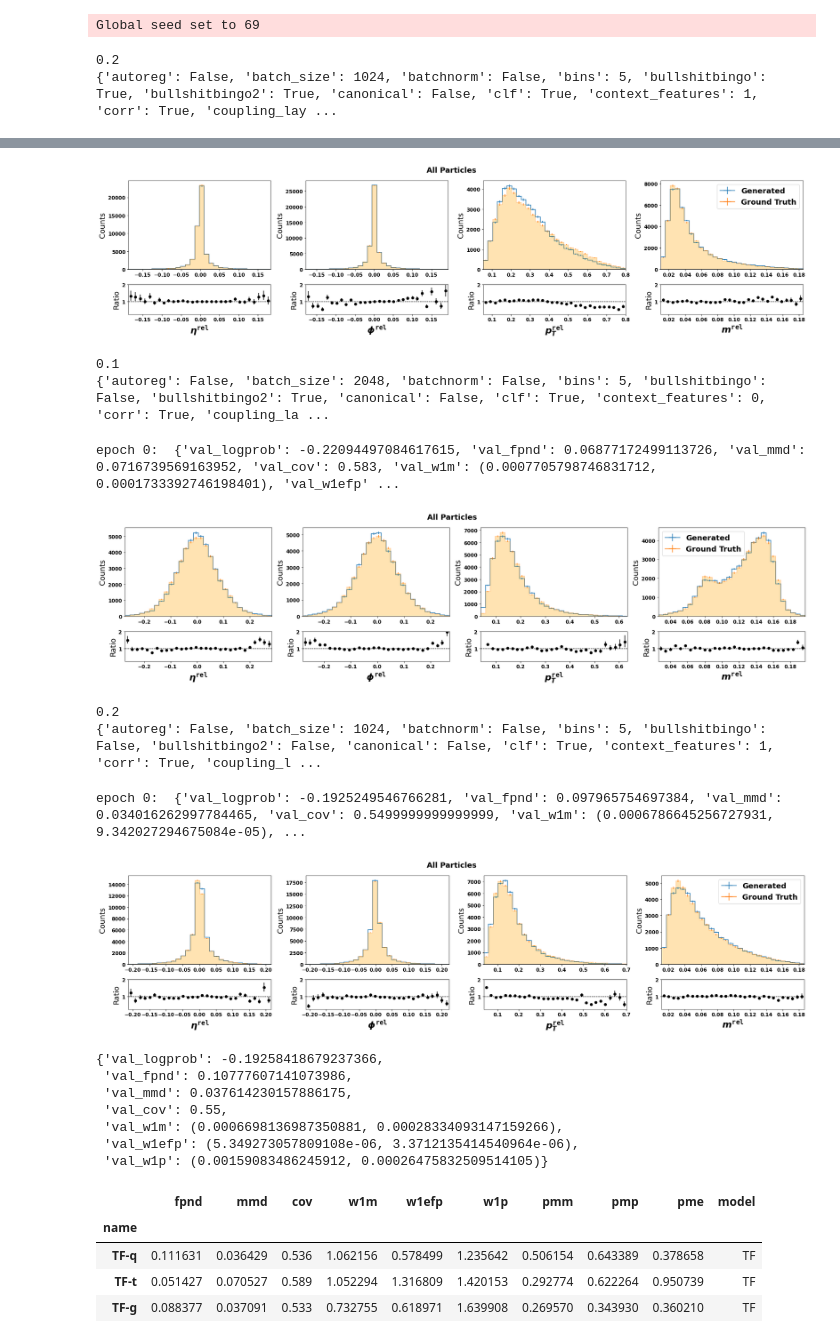
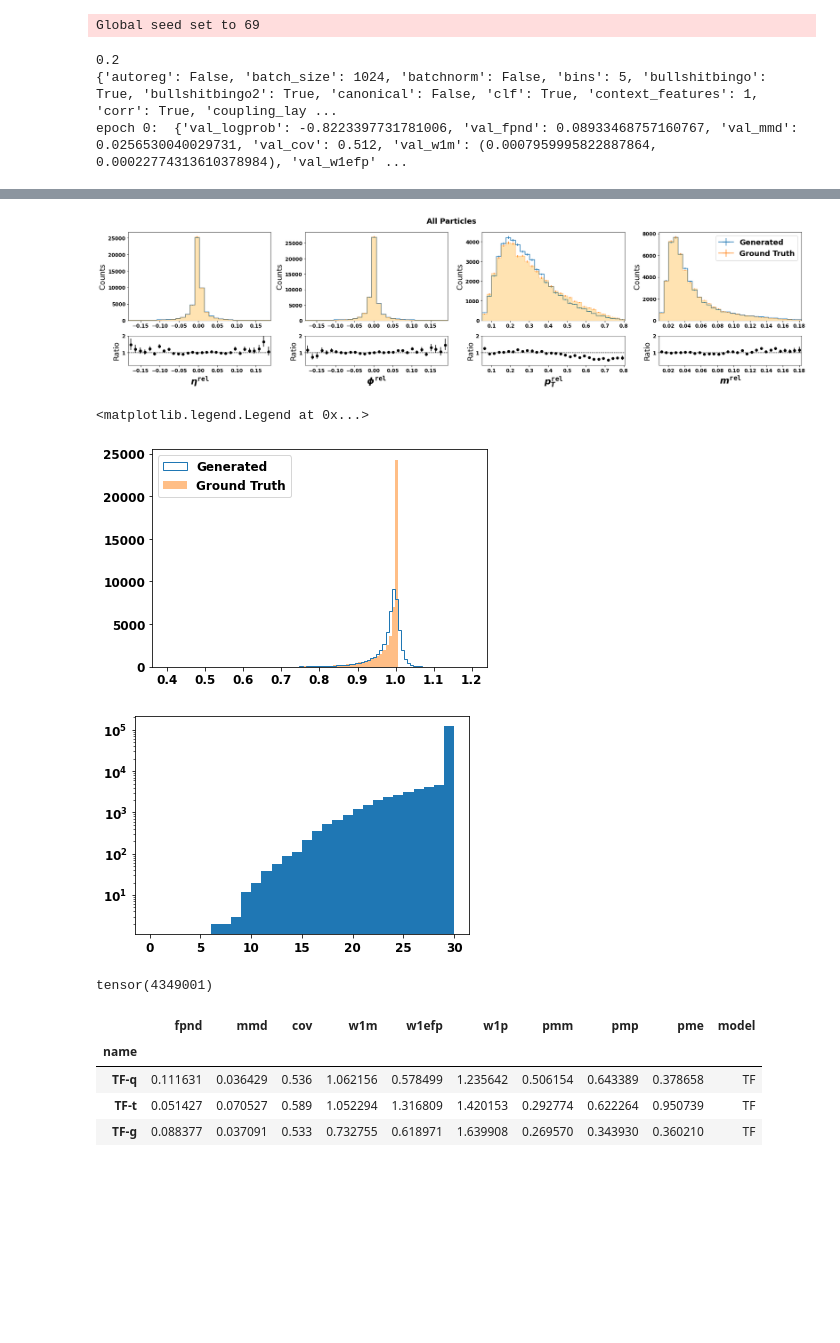
Before and after one commit to kaechb/LitJetNet, a Jupyter notebook: LitNF/plots-trafo-Neurips.ipynb, the cells around one changed output, grey strips where cells are left out. Drawn from its saved outputs; the diff is of its cells as text; code cells hidden in the pictures; blank space fills up the shorter version.

```diff
--- a/LitNF/plots-trafo-Neurips.ipynb
+++ b/LitNF/plots-trafo-Neurips.ipynb
@@ -318,6 +321,7 @@ best_model_q="/beegfs/desy/user/kaechben/bestever_q/epoch=5049-val_fpnd=0.09-val
 best_model_t="/beegfs/desy/user/kaechben/bestever_t/epoch=8249-val_fpnd=0.09-val_w1m=0.0007--val_w1efp=0.000011.ckpt"
 best_model_g="/beegfs/desy/user/kaechben/bestever_g/epoch=3849-val_fpnd=0.07-val_w1m=0.0007--val_w1efp=0.000006.ckpt"
 best_model_t="/beegfs/desy/user/kaechben/bestever_t/epoch=5199-val_fpnd=0.06-val_w1m=0.0009--val_w1efp=0.000011.ckpt"
+best_model_w="/beegfs/desy/user/kaechben/part_30w/epoch=449-val_fpnd=1000.00-val_w1m=0.0007--val_w1efp=0.000013.ckpt"
 # best_model_q="/beegfs/desy/user/kaechben/bestever_q/epoch=1699-val_fpnd=0.06-val_w1m=0.0005--val_w1efp=0.000006.ckpt"
 w1ms=[]
 w1efps=[]
@@ -326,7 +330,7 @@ fpnds=[]
 covs=[]
 mmds=[]
 pl.utilities.seed.seed_everything(69)
-for mo in [best_model_q,best_model_t,best_model_g]:#[best_model_g,best_model_q,best_model_t]:
+for mo in [best_model_q,]:#best_model_t,best_model_g#[best_model_g,best_model_q,best_model_t]:
 
     model=model.load_from_checkpoint(mo)
     print(model.config)
@@ -379,7 +383,7 @@ for mo in [best_model_q,best_model_t,best_model_g]:#[best_model_g,best_model_q,b
     for i in range(30):
         fake_scaled[fake_scaled[:, i,2] < 0, i,2] = 0
         # true_scaled[true_scaled[:, i] < 0, i] = 0
-    # Some metrics we track
+#     Some metrics we track
     cov, mmd = cov_mmd( true_scaled,fake_scaled, use_tqdm=False)
 
     try:
@@ -422,3 +426,4 @@ temp_df=temp_df.drop("step",1)
 Global seed set to 69
 0.2
 {'autoreg': False, 'batch_size': 1024, 'batchnorm': False, 'bins': 5, 'bullshitbingo': True, 'bullshitbingo2': True, 'canonical': False, 'clf': True, 'context_features': 1, 'corr': True, 'coupling_lay ...
+epoch 0:  {'val_logprob': -0.8223397731781006, 'val_fpnd': 0.08933468757160767, 'val_mmd': 0.0256530040029731, 'val_cov': 0.512, 'val_w1m': (0.0007959995822887864, 0.00022774313610378984), 'val_w1efp' ...
@@ -426,24 +434,22 @@ epoch 0:  {'val_logprob': -0.848578155040741, 'val_fpnd': 0.09975396471202203, '
-[figure, old version]
+[figure, new version]
-0.1
-{'autoreg': False, 'batch_size': 2048, 'batchnorm': False, 'bins': 5, 'bullshitbingo': False, 'bullshitbingo2': True, 'canonical': False, 'clf': True, 'context_features': 0, 'corr': True, 'coupling_la ...
-epoch 0:  {'val_logprob': -0.22094497084617615, 'val_fpnd': 0.06877172499113726, 'val_mmd': 0.0716739569163952, 'val_cov': 0.583, 'val_w1m': (0.0007705798746831712, 0.0001733392746198401), 'val_w1efp' ...
-[figure, removed]
-0.2
-{'autoreg': False, 'batch_size': 1024, 'batchnorm': False, 'bins': 5, 'bullshitbingo': False, 'bullshitbingo2': False, 'canonical': False, 'clf': True, 'context_features': 1, 'corr': True, 'coupling_l ...
-epoch 0:  {'val_logprob': -0.1925249546766281, 'val_fpnd': 0.097965754697384, 'val_mmd': 0.034016262997784465, 'val_cov': 0.5499999999999999, 'val_w1m': (0.0006786645256727931, 9.342027294675084e-05), ...
-[figure, removed]
 # %%
-temp = {"val_logprob": float(logprob.numpy()),"val_fpnd": fpndv,"val_mmd": mmd,"val_cov": cov,"val_w1m": w1m_,
-            "val_w1efp": w1efp_,"val_w1p": w1p_,}
-temp
+bins=np.linspace(0.4,1.2,100)
+plt.hist(fake_scaled.numpy().reshape(-1,30,3)[:,:,2].sum(axis=-1),bins=bins,label="Generated",alpha=1,histtype="step")
+
+plt.hist(true_scaled.numpy().reshape(-1,30,3)[:,:,2].sum(axis=-1),bins=bins,label="Ground Truth",alpha=0.5)
+plt.legend()
 # %% [output]
-{'val_logprob': -0.19258418679237366,
- 'val_fpnd': 0.10777607141073986,
- 'val_mmd': 0.037614230157886175,
- 'val_cov': 0.55,
- 'val_w1m': (0.0006698136987350881, 0.00028334093147159266),
- 'val_w1efp': (5.349273057809108e-06, 3.3712135414540964e-06),
- 'val_w1p': (0.00159083486245912, 0.00026475832509514105)}
+<matplotlib.legend.Legend at 0x...>
+[figure, added]
+# %%
+b,_,_=plt.hist(data_module.n.numpy(),bins=np.arange(0,31,1))
+plt.yscale("log")
+# %% [output]
+[figure, added]
+# %%
+data_module.n.sum()
+# %% [output]
+tensor(4349001)
 # %%
 from tkinter import W
 temp_df["name"]=np.array(["TF-q","TF-t","TF-g"])
```
Also changed, not shown: parts of 5 cells of this notebook, 1 other file.
